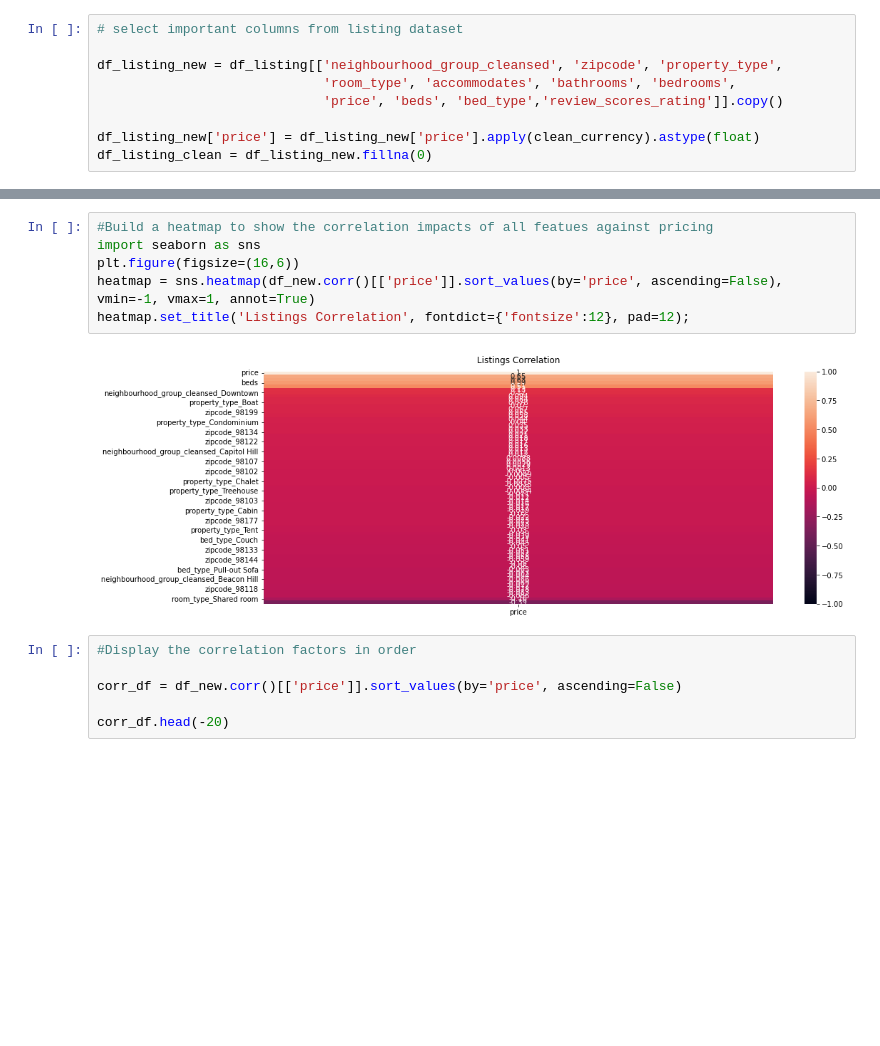
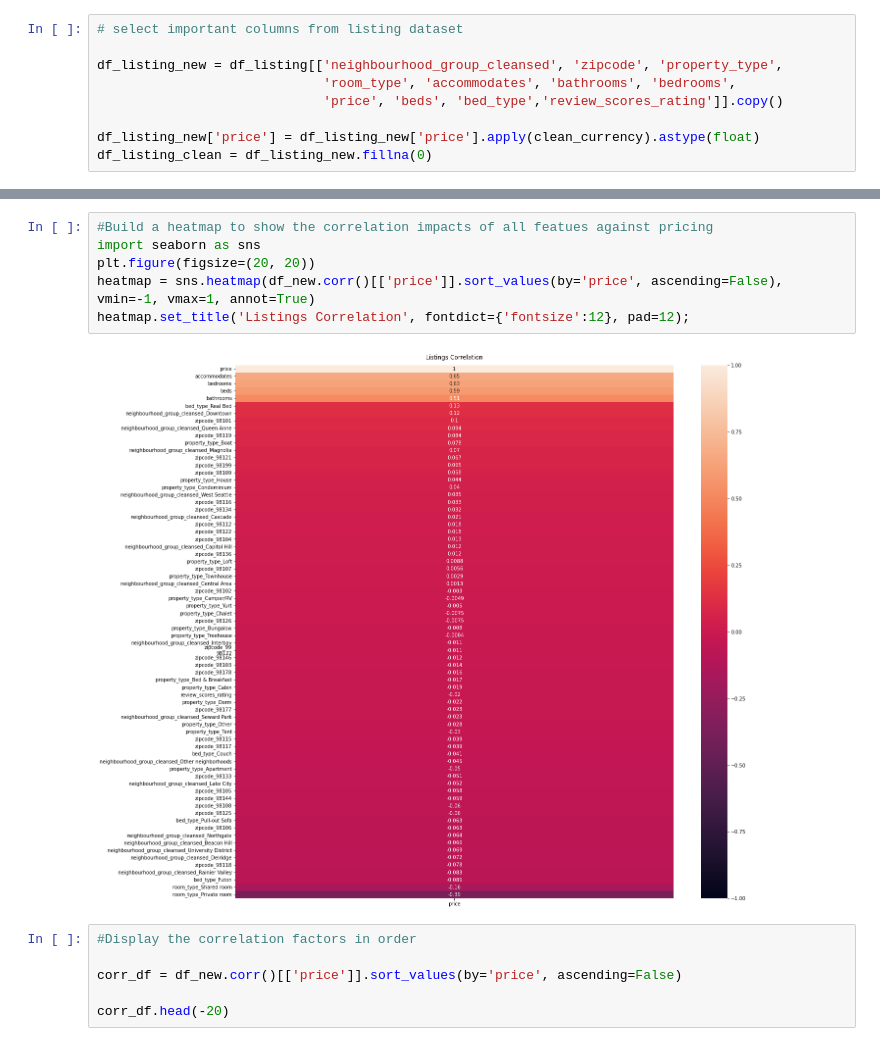
Before and after one commit to jiangninghao/Udacity_Project1, a Jupyter notebook: Udacity_ProjectOne_Final.ipynb, the cells around one changed output, grey strips where cells are left out. Cells and saved outputs as stored; diff of their text form; blank space fills up the shorter version.

```diff
--- a/Udacity_ProjectOne_Final.ipynb
+++ b/Udacity_ProjectOne_Final.ipynb
@@ -173,11 +247,11 @@ df_new.describe()
 # %%
 #Build a heatmap to show the correlation impacts of all featues against pricing
 import seaborn as sns
-plt.figure(figsize=(16,6))
+plt.figure(figsize=(20, 20))
 heatmap = sns.heatmap(df_new.corr()[['price']].sort_values(by='price', ascending=False), vmin=-1, vmax=1, annot=True)
 heatmap.set_title('Listings Correlation', fontdict={'fontsize':12}, pad=12);
 # %% [output]
-[figure, old version]
+[figure, new version]
 # %%
 #Display the correlation factors in order
 
```
Also changed, not shown: parts of 18 cells of this notebook.
